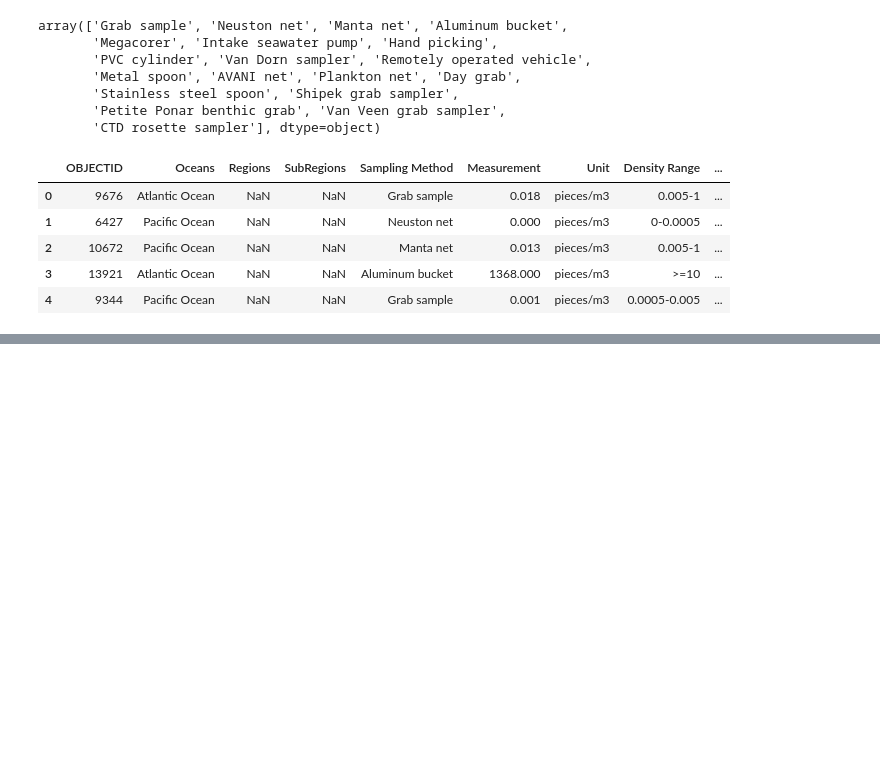
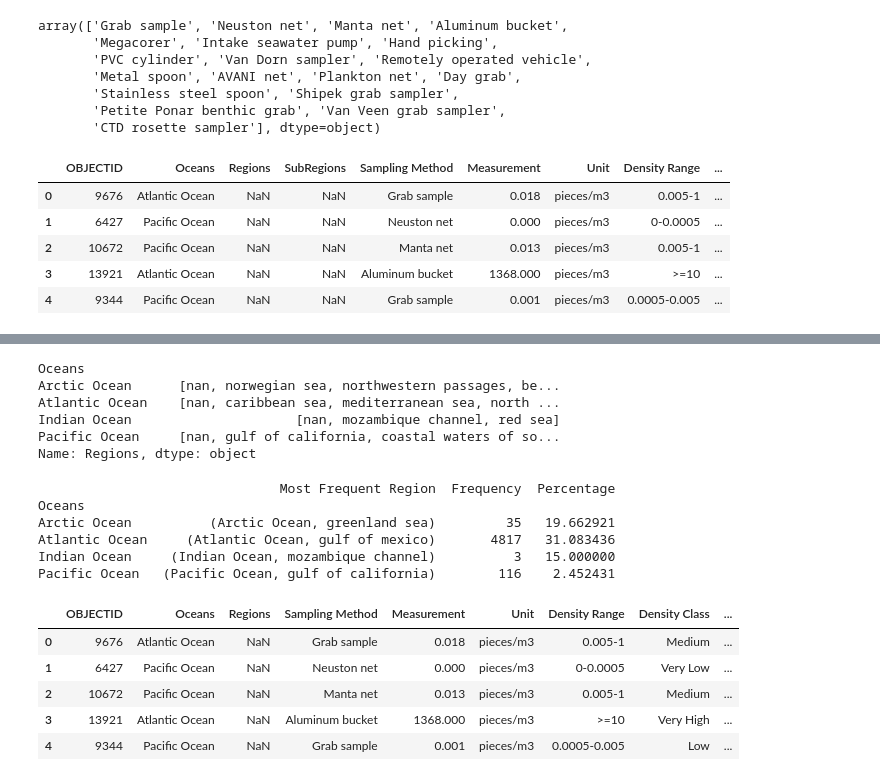
Before and after one commit to isamanero/MyPortfolio, a Jupyter notebook: Data_Analytics/Microplastics.ipynb, the cells around one changed output, grey strips where cells are left out. Cells and saved outputs as stored; diff of their text form; code cells hidden in the pictures; blank space fills up the shorter version.

```diff
--- a/Data_Analytics/Microplastics.ipynb
+++ b/Data_Analytics/Microplastics.ipynb
@@ -277,0 +351,7 @@ cat_cols
+# %%
+# Separar la columna 'Date' en fecha y hora por el espacio
+# En caso de que alguna fila no tenga espacio, la función llenará con NaN
+df_mp[['Date_Only', 'Time_Only']] = df_mp['Date'].str.split(' ', expand=True, n=1)
+
+# Verificar el resultado
+print(df_mp[['Date_Only', 'Time_Only']].head())
@@ -277,0 +370,11 @@ cat_cols
+# %%
+df_mp['Date'] = pd.to_datetime(df_mp['Date'], format='%m/%d/%Y %I:%M:%S %p', errors='coerce')
+# %%
+# Extraer el año
+df_mp['Year'] = df_mp['Date'].dt.year
+
+# Extraer el mes
+df_mp['Month'] = df_mp['Date'].dt.month
+
+# Extraer la hora
+df_mp['Hour'] = df_mp['Date'].dt.hour
@@ -277,0 +390,6 @@ cat_cols
+# %%
+# Time_Only y Hour, las podemos borrar
+
+# Siempre 12:00 AM
+
+df_mp = df_mp.drop(columns=["Time_Only", "Hour","x","y",'SubRegions'])
@@ -277,0 +424,45 @@ cat_cols
+# %%
+# Agrupar por 'Oceans' y obtener las regiones únicas para cada océano
+oceans_regions = df_mp.groupby('Oceans')['Regions'].unique()
+
+# Mostrar el resultado
+print(oceans_regions)
+# %% [output]
+Oceans
+Arctic Ocean      [nan, norwegian sea, northwestern passages, be...
+Atlantic Ocean    [nan, caribbean sea, mediterranean sea, north ...
+Indian Ocean                     [nan, mozambique channel, red sea]
+Pacific Ocean     [nan, gulf of california, coastal waters of so...
+Name: Regions, dtype: object
+# %%
+# Agrupar por 'Oceans' y contar las ocurrencias de cada 'Regions'
+oceans_regions_count = df_mp.groupby('Oceans')['Regions'].value_counts()
+
+# Encontrar la región más frecuente en cada océano
+most_frequent_region = oceans_regions_count.groupby('Oceans').idxmax()
+
+# Contar la frecuencia de la región más frecuente
+most_frequent_count = oceans_regions_count.groupby('Oceans').max()
+
+# Calcular el total de registros por océano
+total_by_ocean = df_mp.groupby('Oceans').size()
+
+# Calcular el porcentaje de la región más frecuente dentro de cada océano
+percentage_most_frequent = (most_frequent_count / total_by_ocean) * 100
+
+# Crear un DataFrame con la región más frecuente y su porcentaje
+result = pd.DataFrame({
+    'Most Frequent Region': most_frequent_region,
+    'Frequency': most_frequent_count,
+    'Percentage': percentage_most_frequent
+})
+
+# Mostrar el resultado
+print(result)
+# %% [output]
+                               Most Frequent Region  Frequency  Percentage
+Oceans
+Arctic Ocean          (Arctic Ocean, greenland sea)         35   19.662921
+Atlantic Ocean     (Atlantic Ocean, gulf of mexico)       4817   31.083436
+Indian Ocean     (Indian Ocean, mozambique channel)          3   15.000000
+Pacific Ocean   (Pacific Ocean, gulf of california)        116    2.452431
@@ -277,0 +471,9 @@ cat_cols
+# %%
+df_mp.head()
+# %% [output]
+|  | OBJECTID | Oceans | Regions | Sampling Method | Measurement | Unit | Density Range | Density Class | ... |
+| 0 | 9676 | Atlantic Ocean | NaN | Grab sample | 0.018 | pieces/m3 | 0.005-1 | Medium | ... |
+| 1 | 6427 | Pacific Ocean | NaN | Neuston net | 0.000 | pieces/m3 | 0-0.0005 | Very Low | ... |
+| 2 | 10672 | Pacific Ocean | NaN | Manta net | 0.013 | pieces/m3 | 0.005-1 | Medium | ... |
+| 3 | 13921 | Atlantic Ocean | NaN | Aluminum bucket | 1368.000 | pieces/m3 | >=10 | Very High | ... |
+| 4 | 9344 | Pacific Ocean | NaN | Grab sample | 0.001 | pieces/m3 | 0.0005-0.005 | Low | ... |
```
Also changed, not shown: parts of 26 cells of this notebook, 1 other file.
